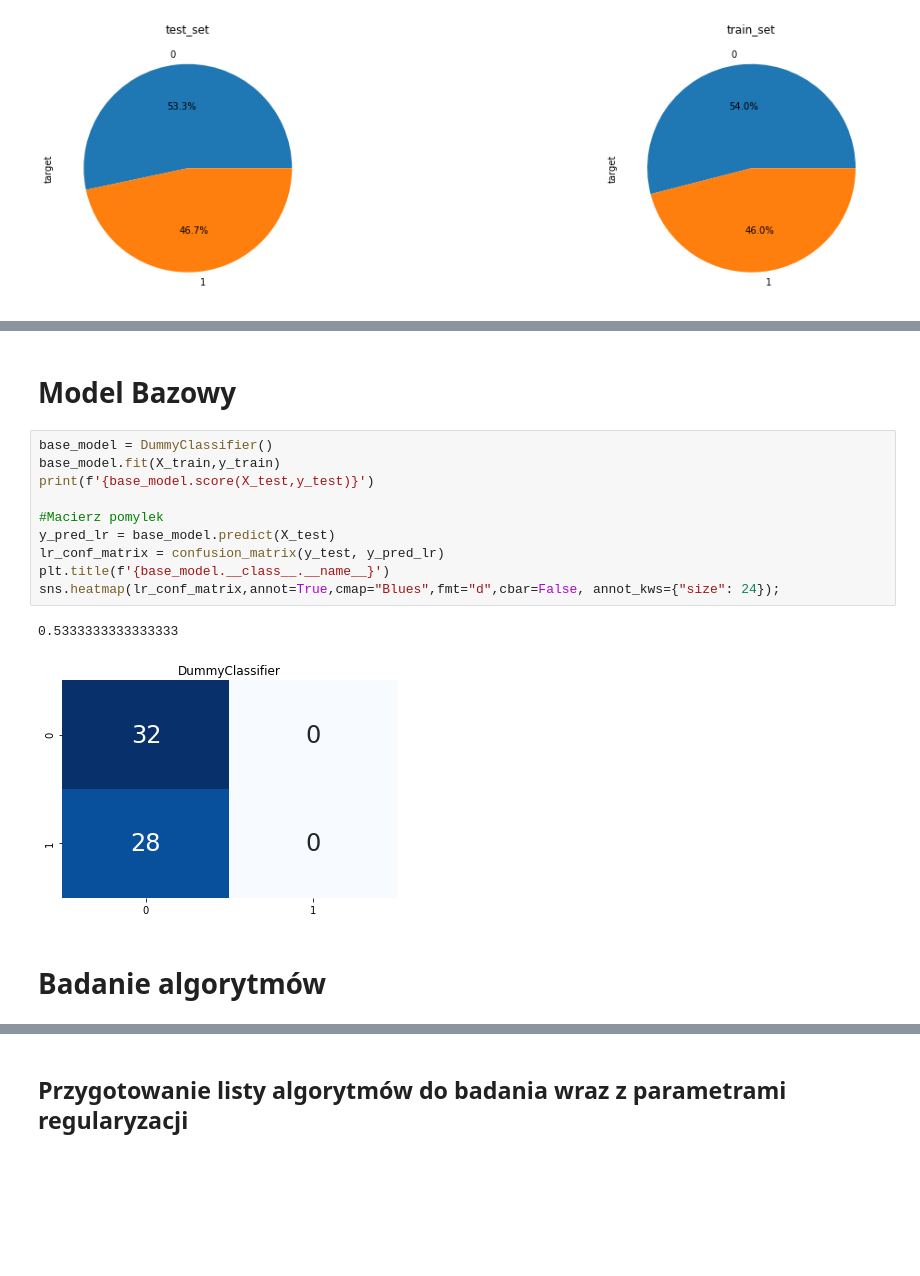
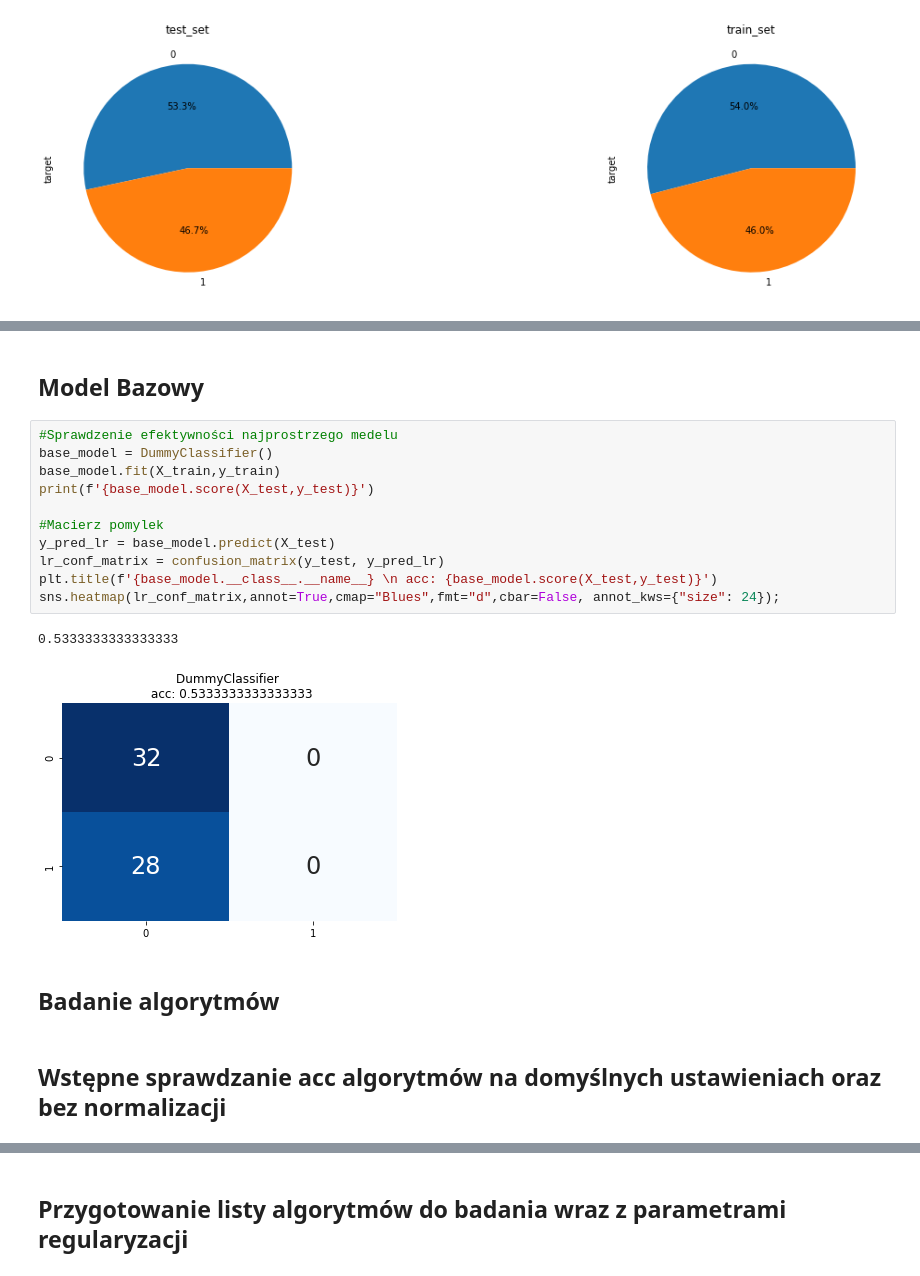
Before and after one commit to ToropolskiBartosz/Heart-Disease-Prediction-System, a Jupyter notebook: Models_ML/StudyModels.ipynb, the cells around one changed output, grey strips where cells are left out. Cells and saved outputs as stored; diff of their text form; blank space fills up the shorter version.

```diff
--- a/Models_ML/StudyModels.ipynb
+++ b/Models_ML/StudyModels.ipynb
@@ -110,17 +174,20 @@ y_test:(60,)
 # %% [markdown]
-# Model Bazowy
+## Model Bazowy
 # %%
+#Sprawdzenie efektywności najprostrzego medelu
 base_model = DummyClassifier()
 base_model.fit(X_train,y_train)
 print(f'{base_model.score(X_test,y_test)}')
 
 #Macierz pomylek
 y_pred_lr = base_model.predict(X_test)
 lr_conf_matrix = confusion_matrix(y_test, y_pred_lr)
-plt.title(f'{base_model.__class__.__name__}')
+plt.title(f'{base_model.__class__.__name__} \n acc: {base_model.score(X_test,y_test)}')
 sns.heatmap(lr_conf_matrix,annot=True,cmap="Blues",fmt="d",cbar=False, annot_kws={"size": 24});
 # %% [output]
 0.5333333333333333
-[figure, old version]
+[figure, new version]
 # %% [markdown]
-# Badanie algorytmów
+## Badanie algorytmów
+# %% [markdown]
+## Wstępne sprawdzanie acc algorytmów na domyślnych ustawieniach oraz bez normalizacji
```
Also changed, not shown: parts of 26 cells of this notebook, 22 other files.
